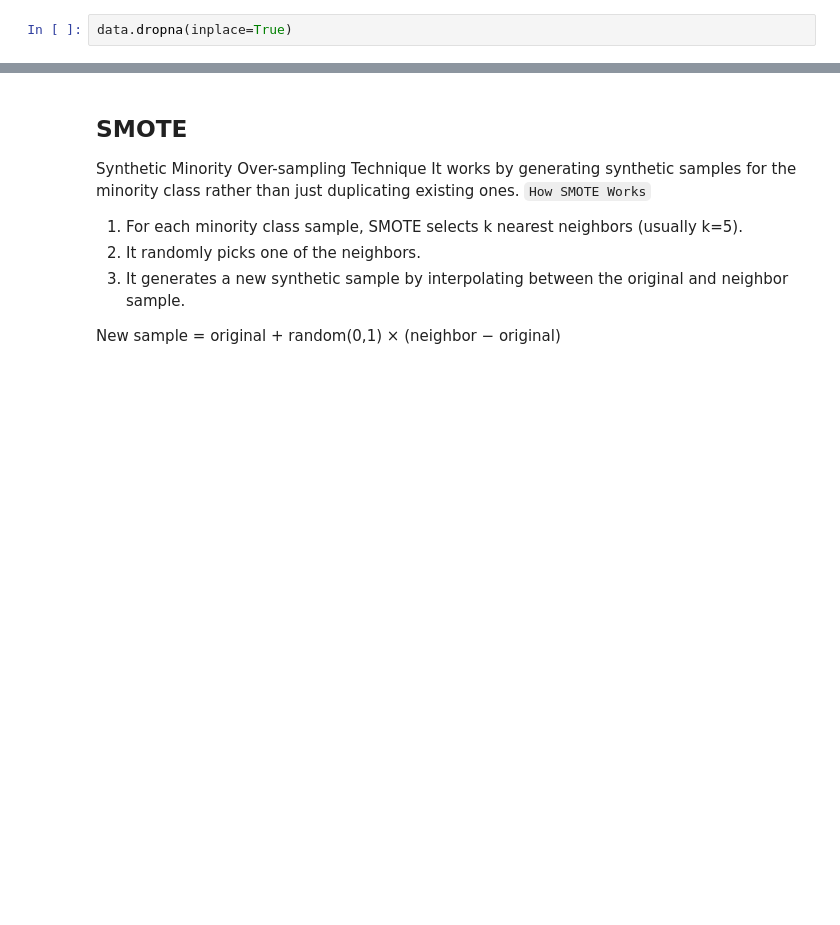
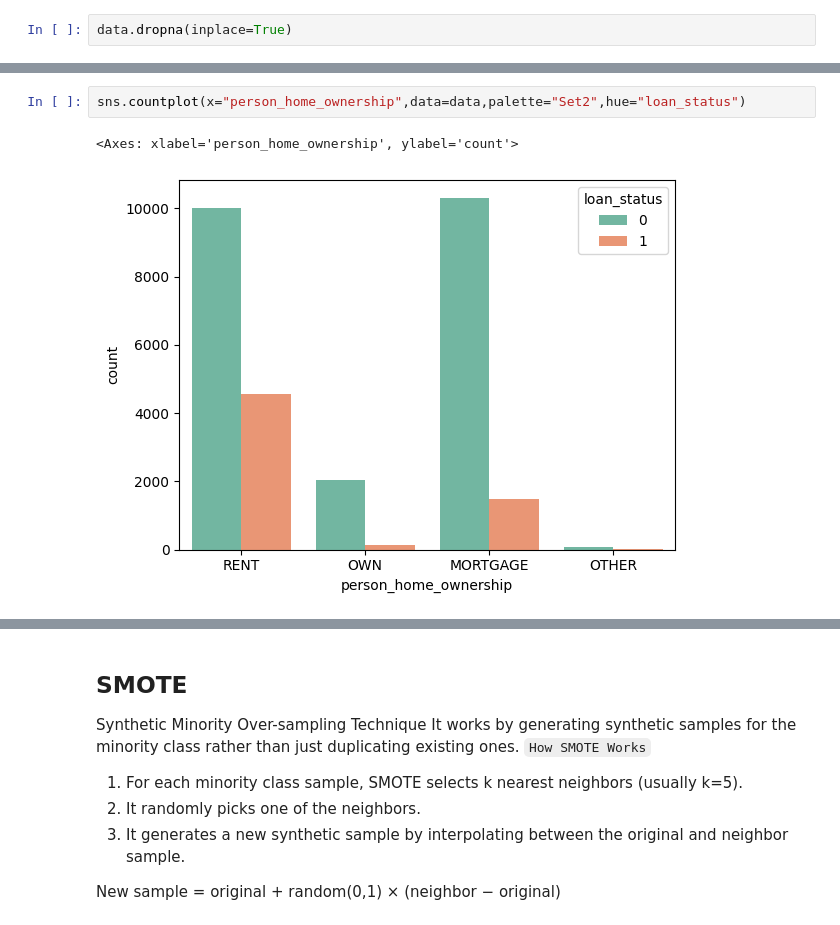
Before and after one commit to Haseeb1511/Developer_hub-internship--part-2, a Jupyter notebook: Credit Risk Analysis/notebook.ipynb, the cells around one changed output, grey strips where cells are left out. Drawn from its saved outputs; the diff is of its cells as text; blank space fills up the shorter version.

```diff
--- a/Credit Risk Analysis/notebook.ipynb
+++ b/Credit Risk Analysis/notebook.ipynb
@@ -71,0 +143,5 @@ plt.show()
+# %%
+sns.countplot(x="person_home_ownership",data=data,palette="Set2",hue="loan_status")
+# %% [output]
+<Axes: xlabel='person_home_ownership', ylabel='count'>
+[figure, added]
```
Also changed, not shown: parts of 27 cells of this notebook.
